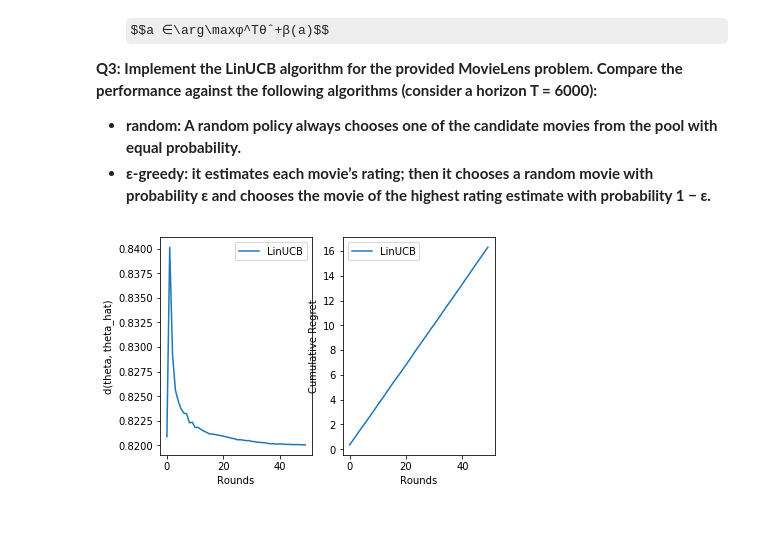
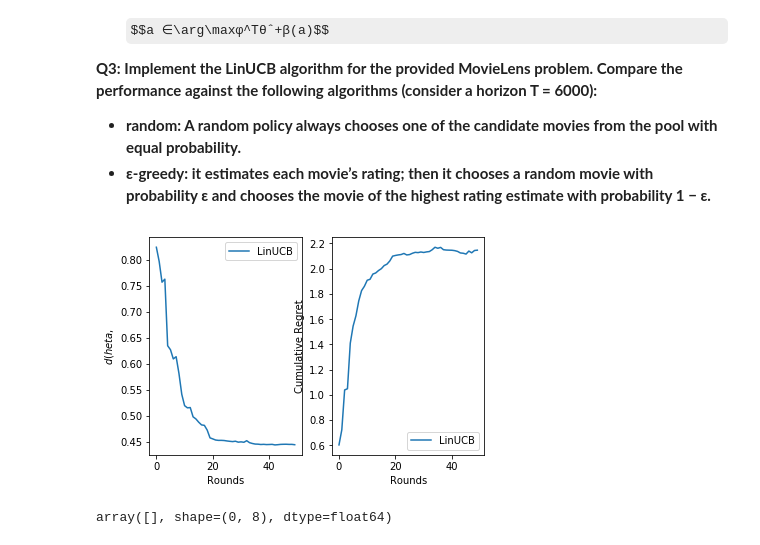
Before and after one commit to plguhur/MVA, a Jupyter notebook: TP2_python/MVARL_TP2_Guhur.ipynb, the cells around one changed output. Saved outputs shown, nothing was run; the diff lists cells and outputs as text; code cells hidden in the pictures; some formulas as TeX source.

```diff
--- a/TP2_python/MVARL_TP2_Guhur.ipynb
+++ b/TP2_python/MVARL_TP2_Guhur.ipynb
@@ -41,7 +41,7 @@ def _update_ucb(B, mu, N, t, rho=sqrt(3)):
         B[i] = mu[i] + rho*sqrt(log(t)/N[i])
 
 
-def plot_UCB1(B, mu, gt=None, sleep=0.1):
+def plot_UCB1(B, mu, gt=None, sleep=0.1, title="UCB1"):
     K = len(mu)
     plt.cla()
     ax = plt.gca()
@@ -53,7 +53,7 @@ def plot_UCB1(B, mu, gt=None, sleep=0.1):
     plt.draw()
     plt.xlabel("Arm")
     plt.ylabel("Distribution")
-    plt.title("UCB1")
+    plt.title(title)
 #     time.sleep(sleep)
     display(plt.gcf(), display_id=True)
     clear_output(wait=True)
@@ -139,17 +139,20 @@ def TS(T, MAB, rho=sqrt(3), vis="all"):
     rew = np.zeros(T+1)
 
     # steps
-    for t in range(1, T+1):
-        _update_posterior(p, a, b)
-        A = np.argmax(p)
-        s = MAB[A].sample()
-        a[A] += s
-        b[A] += 1-s
-        draws[t] = A
-        rew[t] = s
+    try:
+        for t in range(1, T+1):
+            _update_posterior(p, a, b)
+            A = np.argmax(p)
+            s = MAB[A].sample()
+            a[A] += s
+            b[A] += 1-s
+            draws[t] = A
+            rew[t] = s
 
-        if vis == "all":
-            plot_TS(a, b, gt=gt, sleep=1e-3)
+            if vis == "all":
+                plot_TS(a, b, gt=gt, sleep=1e-3)
+    except KeyboardInterrupt:
+        pass
 
     return rew, draws, p
 
@@ -401,8 +462,8 @@ nb_simu = 100 # you may want to change this!
 
 regret = np.zeros((nb_simu, T))
 norm_dist = np.zeros((nb_simu, T))
-alpha = 1 # not optimized value
-lambda_ = 1e-3 #neither
+alpha = 1e-1 # not optimized value
+lambda_ = 1e-2 #neither
 
 def _find_best_action(features, Z, theta, alpha, l):
     d = features.shape[1]
@@ -412,7 +473,7 @@ def _find_best_action(features, Z, theta, alpha, l):
         RLS = inv(Z.T.dot(Z) + l * np.eye(d))
         beta = alpha*np.sqrt(phi_a.T.dot(RLS).dot(phi_a))
         bound[a] = phi_a.T.dot(theta) + beta
-    return np.argmin(bound)
+    return np.argmax(bound)
 
 
 def _estimate_theta(Z, y, l):
@@ -422,39 +483,44 @@ def _estimate_theta(Z, y, l):
     return RLS.dot(Z.T).dot(y)
 
 
+
+
 alg_name = "LinUCB"
 for k in tqdm(range(nb_simu), desc="Simulating {}".format(alg_name)):
-    theta_hat = np.zeros(d)
+    theta_hat = np.ones(d)/d
     Z = np.zeros((T, d))
     rew = np.zeros(T)
 
     for t in range(T):
         a_t = _find_best_action(model.features, Z[:t], theta_hat, alpha, lambda_)
-        Z[t] = model.features[a_t]
         r_t = model.reward(a_t) # get the reward
         rew[t] = r_t
         theta_hat = _estimate_theta(Z[:t], rew[:t], lambda_)
-
+        Z[t] = model.features[a_t]
         # store regret
         regret[k, t] = model.best_arm_reward() - r_t
         norm_dist[k, t] = np.linalg.norm(theta_hat - model.real_theta, 2)
 
 # compute average (over sim) of the algorithm performance and plot it
 mean_norms = np.mean(norm_dist, axis=0)
 mean_regret = np.mean(regret, axis=0)
 
 plt.figure(1)
 plt.subplot(121)
 plt.plot(mean_norms, label=alg_name)
-plt.ylabel('$d(\theta, \hat{\theta)$')
+plt.ylabel('$d(\theta, \bar{\theta})$')
 plt.xlabel('Rounds')
 plt.legend()
 
 plt.subplot(122)
 plt.plot(mean_regret.cumsum(), label=alg_name)
 plt.ylabel('Cumulative Regret')
 plt.xlabel('Rounds')
 plt.legend()
 plt.show()
 # %% [output]
-[figure, old version]
+[figure, new version]
+# %%
+Z[:0]
+# %% [output]
+array([], shape=(0, 8), dtype=float64)
```
Also changed, not shown: parts of 7 cells of this notebook.
